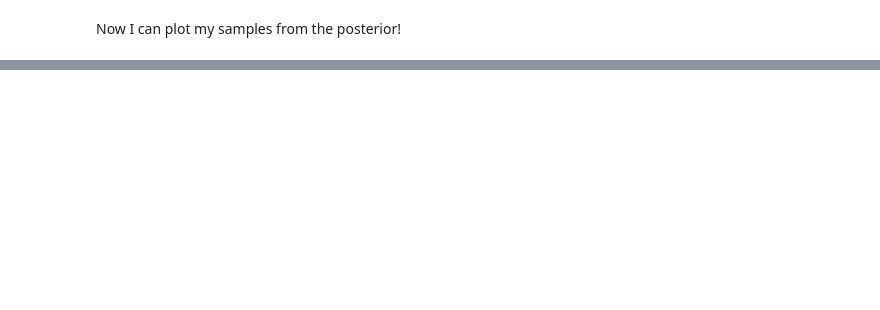
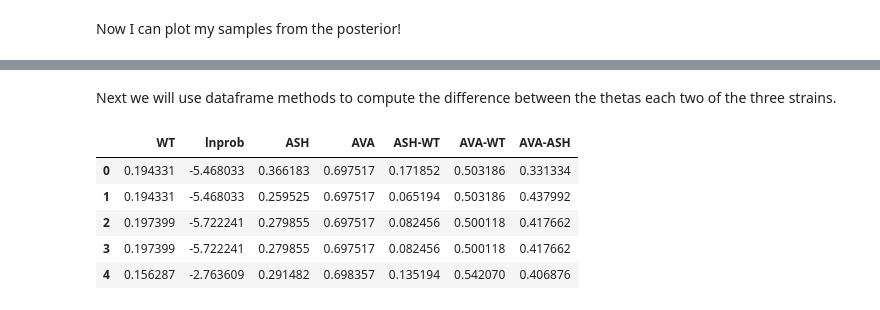
Before and after one commit to heathjohn62/bebi103, a Jupyter notebook: homework/John_7.2.ipynb, the cells around one changed output, grey strips where cells are left out. Cells and saved outputs as stored; diff of their text form; code cells hidden in the pictures; blank space fills up the shorter version.

```diff
--- a/homework/John_7.2.ipynb
+++ b/homework/John_7.2.ipynb
@@ -162,0 +398,14 @@ bokeh.io.show(p)
+# %% [markdown]
+Next we will use dataframe methods to compute the difference between the thetas each two of the three strains.
+# %%
+df_mcmc_total2["ASH-WT"]= df_mcmc_total2["ASH"] - df_mcmc_total2["WT"]
+df_mcmc_total2["AVA-WT"]= df_mcmc_total2["AVA"] - df_mcmc_total2["WT"]
+df_mcmc_total2["AVA-ASH"]= df_mcmc_total2["AVA"] - df_mcmc_total2["ASH"]
+df_mcmc_total2.head()
+# %% [output]
+|  | WT | lnprob | ASH | AVA | ASH-WT | AVA-WT | AVA-ASH |
+| 0 | 0.194331 | -5.468033 | 0.366183 | 0.697517 | 0.171852 | 0.503186 | 0.331334 |
+| 1 | 0.194331 | -5.468033 | 0.259525 | 0.697517 | 0.065194 | 0.503186 | 0.437992 |
+| 2 | 0.197399 | -5.722241 | 0.279855 | 0.697517 | 0.082456 | 0.500118 | 0.417662 |
+| 3 | 0.197399 | -5.722241 | 0.279855 | 0.697517 | 0.082456 | 0.500118 | 0.417662 |
+| 4 | 0.156287 | -2.763609 | 0.291482 | 0.698357 | 0.135194 | 0.542070 | 0.406876 |
```
Also changed, not shown: parts of 28 cells of this notebook.
